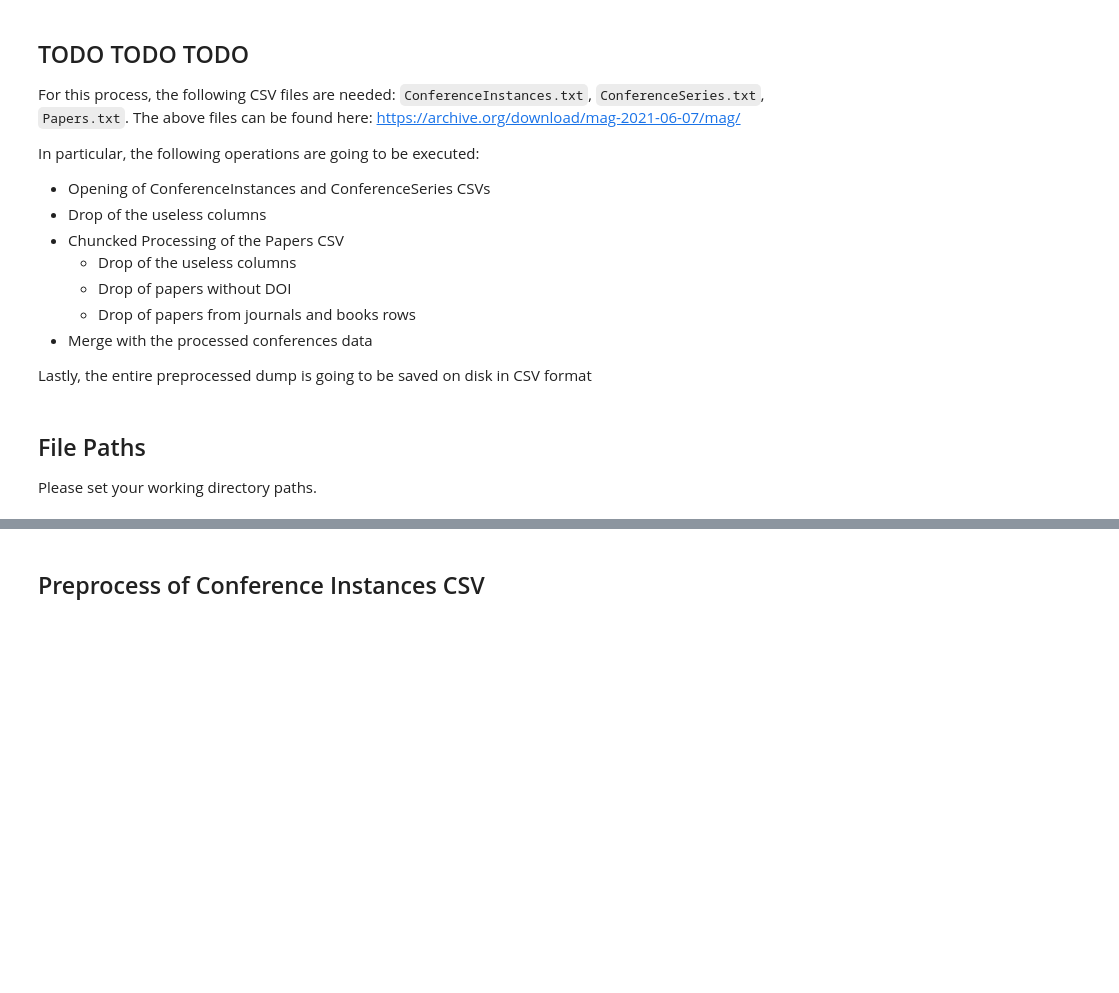
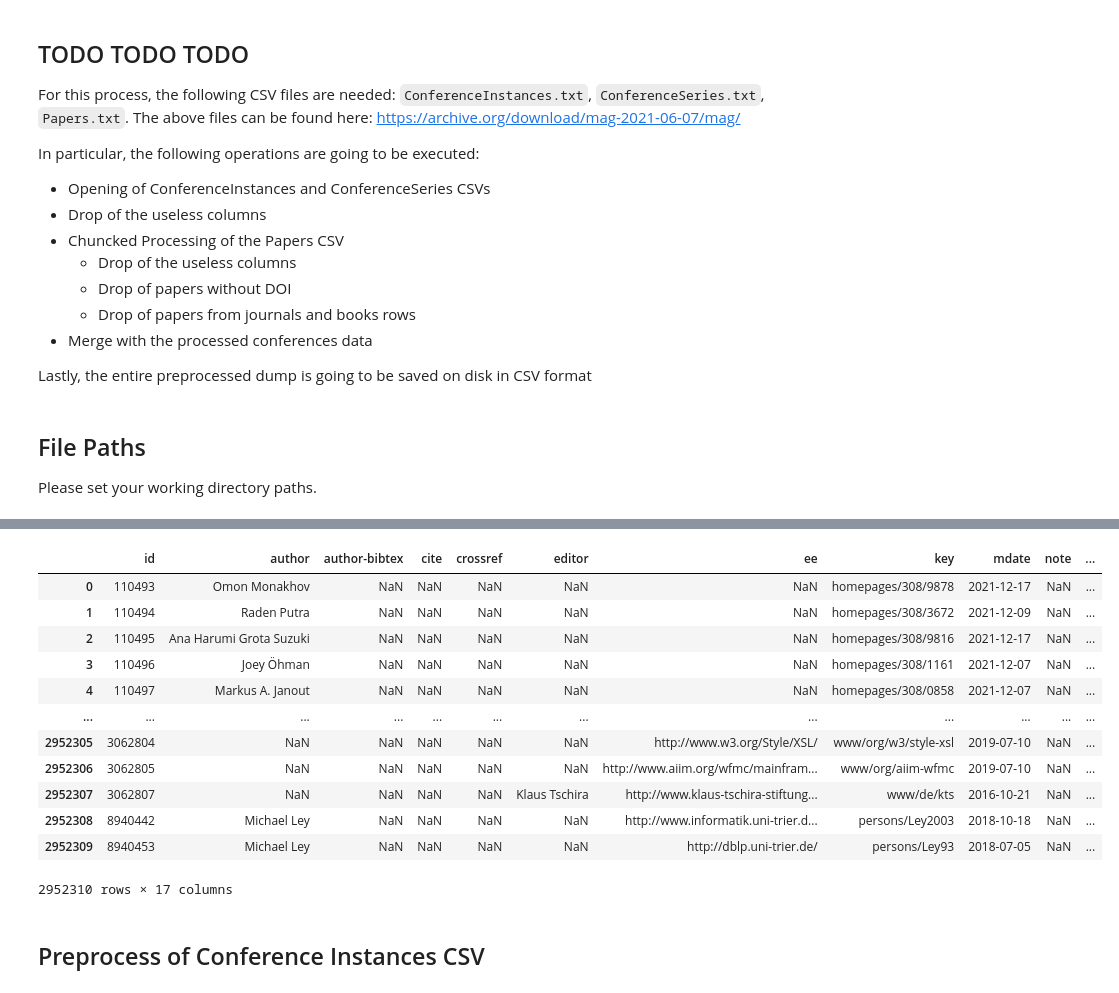
Before and after one commit to MarcoTerzulli/conftur_terzulli, a Jupyter notebook: Pipeline Citation Dumps Preprocess/preprocess_dblp_alpha_1.ipynb, the cells around one changed output, grey strips where cells are left out. Cells and saved outputs as stored; diff of their text form; code cells hidden in the pictures; blank space fills up the shorter version.

```diff
--- a/Pipeline Citation Dumps Preprocess/preprocess_dblp_alpha_1.ipynb
+++ b/Pipeline Citation Dumps Preprocess/preprocess_dblp_alpha_1.ipynb
@@ -55,3 +188,25 @@ preprocessed_papers_csv_path = r'/Users/marcoterzulli/File/Scuola Local/Magistra
+# %%
+# Read of the DBLP Raw Dump
+
+# The column names follow the MAG' scheme official documentation
+#df_mag_conf_instances_col_names = ['ConferenceInstanceID', 'NormalizedName', 'DisplayName', 'ConferenceSeriesID', 'Location', 'OfficialUrl', 'StartDate', 'EndDate', 'AbstractRegistrationDate', 'SubmissionDeadlineDate', 'NotificationDueDate', 'FinalVersionDueDate', 'PageCount', 'PaperFamilyCount', 'CitationCount', 'Latitude', 'Longitude', 'CreatedDate']
+
+df_dblp_raw = pd.read_csv(path_file_import + 'out_dblp_raw_v2_www.csv', sep=';', on_bad_lines='skip')
+df_dblp_raw
+# %% [output]
+|  | id | author | author-bibtex | cite | crossref | editor | ee | key | mdate | note | ... |
+| 0 | 110493 | Omon Monakhov | NaN | NaN | NaN | NaN | NaN | homepages/308/9878 | 2021-12-17 | NaN | ... |
+| 1 | 110494 | Raden Putra | NaN | NaN | NaN | NaN | NaN | homepages/308/3672 | 2021-12-09 | NaN | ... |
+| 2 | 110495 | Ana Harumi Grota Suzuki | NaN | NaN | NaN | NaN | NaN | homepages/308/9816 | 2021-12-17 | NaN | ... |
+| 3 | 110496 | Joey Öhman | NaN | NaN | NaN | NaN | NaN | homepages/308/1161 | 2021-12-07 | NaN | ... |
+| 4 | 110497 | Markus A. Janout | NaN | NaN | NaN | NaN | NaN | homepages/308/0858 | 2021-12-07 | NaN | ... |
+| ... | ... | ... | ... | ... | ... | ... | ... | ... | ... | ... | ... |
+| 2952305 | 3062804 | NaN | NaN | NaN | NaN | NaN | http://www.w3.org/Style/XSL/ | www/org/w3/style-xsl | 2019-07-10 | NaN | ... |
+| 2952306 | 3062805 | NaN | NaN | NaN | NaN | NaN | http://www.aiim.org/wfmc/mainfram... | www/org/aiim-wfmc | 2019-07-10 | NaN | ... |
+| 2952307 | 3062807 | NaN | NaN | NaN | NaN | Klaus Tschira | http://www.klaus-tschira-stiftung... | www/de/kts | 2016-10-21 | NaN | ... |
+| 2952308 | 8940442 | Michael Ley | NaN | NaN | NaN | NaN | http://www.informatik.uni-trier.d... | persons/Ley2003 | 2018-10-18 | NaN | ... |
+| 2952309 | 8940453 | Michael Ley | NaN | NaN | NaN | NaN | http://dblp.uni-trier.de/ | persons/Ley93 | 2018-07-05 | NaN | ... |
+2952310 rows × 17 columns
 # %% [markdown]
 ## Preprocess of Conference Instances CSV
 # %%
```
Also changed, not shown: parts of 13 cells of this notebook, 2 other files.
